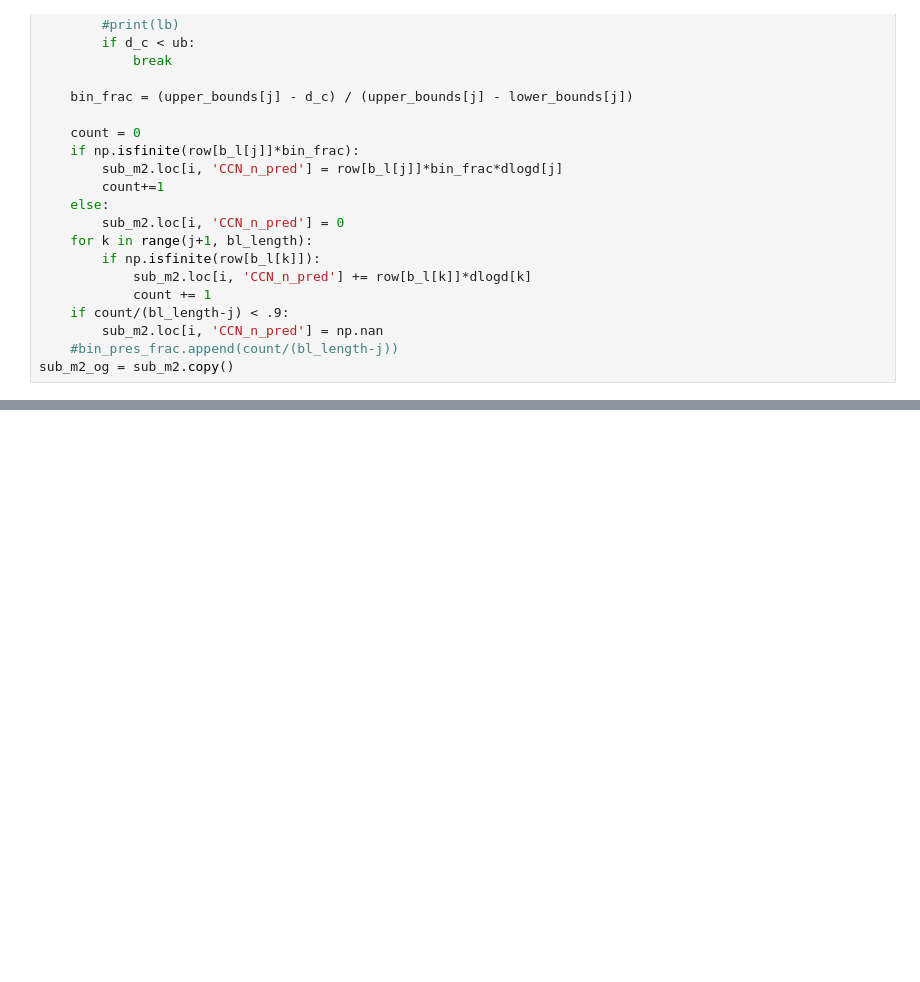
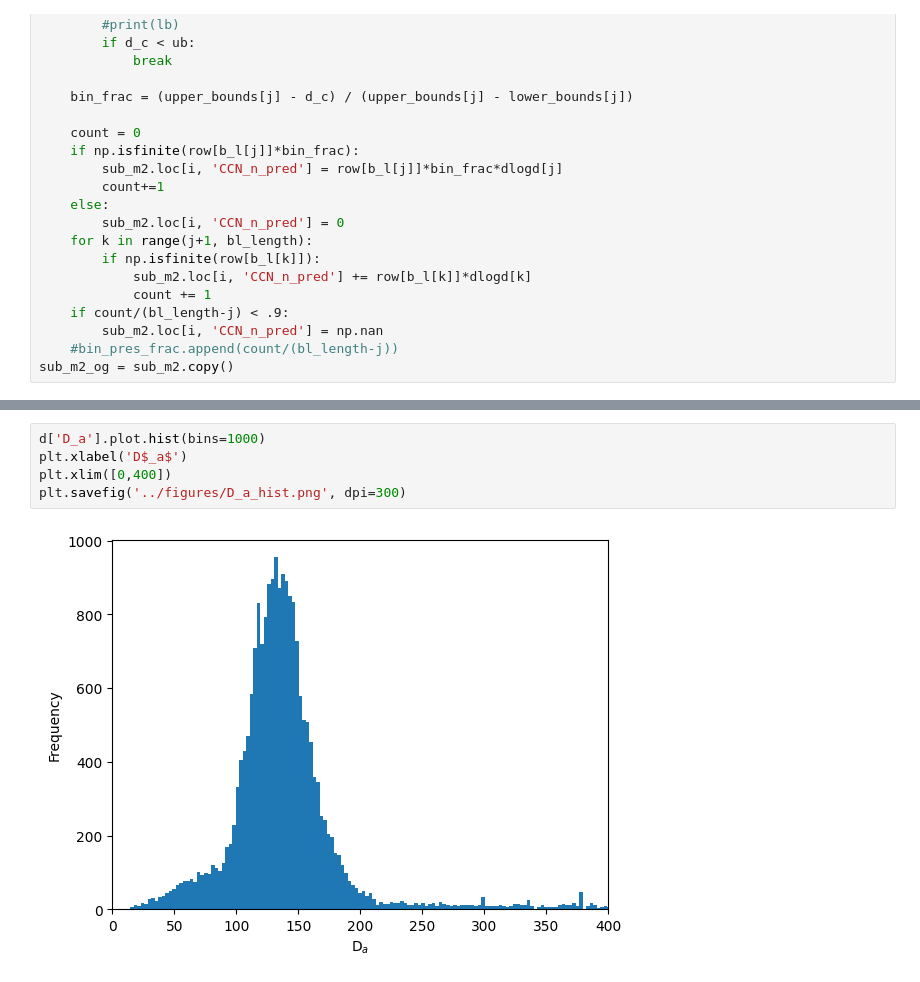
Before and after one commit to csoloff/ACTIVATE_CCN_closure, a Jupyter notebook: scripts/02_find_obs_kappa.ipynb, the cells around one changed output, grey strips where cells are left out. Drawn from its saved outputs; the diff is of its cells as text; blank space fills up the shorter version.

```diff
--- a/scripts/02_find_obs_kappa.ipynb
+++ b/scripts/02_find_obs_kappa.ipynb
@@ -107,3 +154,10 @@ sub_m2_og = sub_m2.copy()
+# %%
+d['D_a'].plot.hist(bins=1000)
+plt.xlabel('D$_a$')
+plt.xlim([0,400])
+plt.savefig('../figures/D_a_hist.png', dpi=300)
+# %% [output]
+[figure, added]
 # %%
 merged = sub_m2_og
 plt.scatter(merged['N_CCN_stdPT'], merged['CCN_n_pred'], s=.1, c='black', alpha=.3)
```
Also changed, not shown: parts of 20 cells of this notebook, 2 other files.
